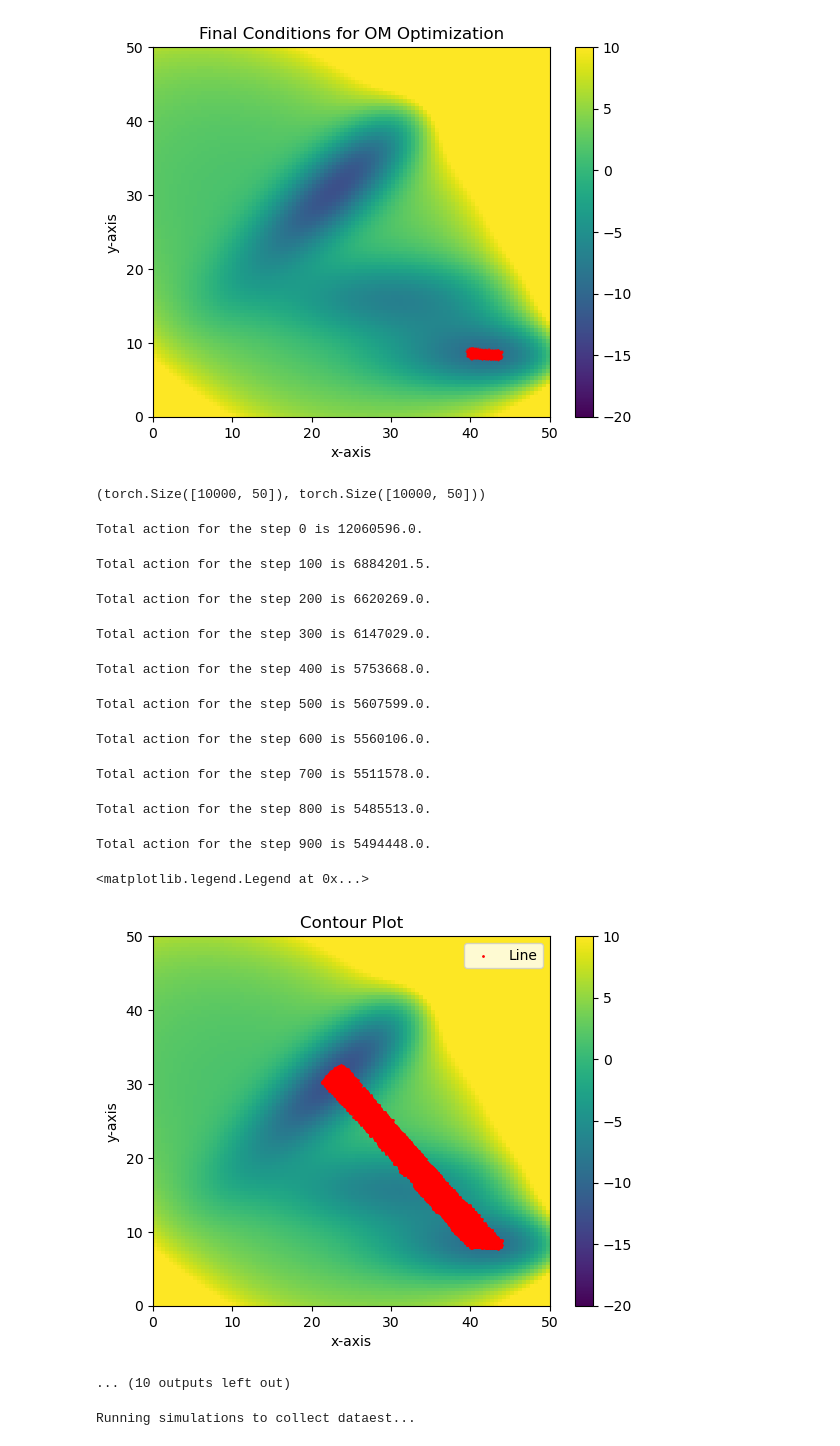
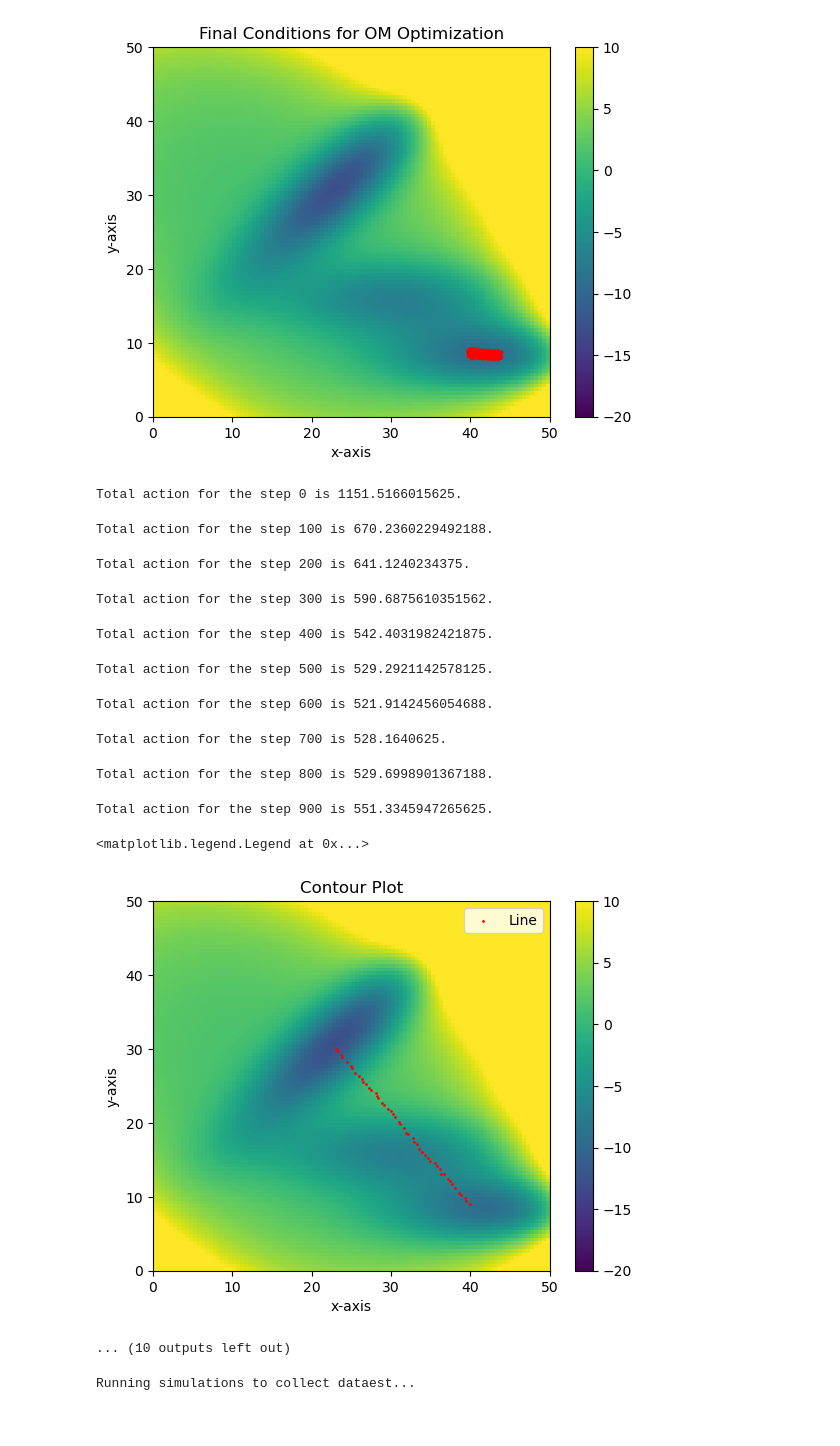
Before and after one commit to michael-psenka/OM-TPS, a Jupyter notebook: mb_analytical.ipynb, the cells around one changed output. Cells and saved outputs as stored; diff of their text form; code cells hidden in the pictures.

```diff
--- a/mb_analytical.ipynb
+++ b/mb_analytical.ipynb
@@ -84,17 +84,13 @@ Running simulations to collect dataest...
 Running simulations to collect dataest...
 [figure]
 [figure]
-# %%
-line_density = 50 # path length
-# %% [output]
-(torch.Size([10000, 50]), torch.Size([10000, 50]))
 # %%
 """Optimization Hyperparameters"""
 from functorch import vmap
 line_density = 50 # path length
 dt = 0.1 # time step to use in action
 gamma = torch.tensor(0.1) # gamma value to use in action
-D = torch.tensor(0.2) # diffusion coefficient to use in action
+D = torch.tensor(0.01) # diffusion coefficient to use in action
 #Choose action type
 # action_cls = SimpleAction
 action_cls = HutchinsonAction
@@ -106,14 +102,14 @@ subsample_points_percent = 0.75 # percentage of points to subsample
 subsample_dimensions_percent = 0.75 # percentage of dimensions to subsample
 write_every = 100 # how often to write to gif
 
-# line_x = torch.linspace(x0[0], xf[0],line_density)
-# line_y = torch.linspace(x0[1], xf[1], line_density)
-# line_points = torch.stack((line_x, line_y), axis=-1).to(args.device) # shape [line_density, 2]
-start_pos = x0_dataset.all_pos.squeeze()
-end_pos = xf_dataset.all_pos.squeeze()
-line_x = torch.stack([torch.linspace(start[0], end[0], line_density) for start, end in zip(start_pos, end_pos)])
-line_y = torch.stack([torch.linspace(start[1], end[1], line_density) for start, end in zip(start_pos, end_pos)])
-line_points = torch.stack([line_x, line_y], dim=-1).to(args.device) # shape [n_sims, line_density, 2]
+line_x = torch.linspace(x0[0], xf[0],line_density)
+line_y = torch.linspace(x0[1], xf[1], line_density)
+line_points = torch.stack((line_x, line_y), axis=-1).unsqueeze(0).to(args.device) # shape [1, line_density, 2]
+# start_pos = x0_dataset.all_pos.squeeze()
+# end_pos = xf_dataset.all_pos.squeeze()
+# line_x = torch.stack([torch.linspace(start[0], end[0], line_density) for start, end in zip(start_pos, end_pos)])
+# line_y = torch.stack([torch.linspace(start[1], end[1], line_density) for start, end in zip(start_pos, end_pos)])
+# line_points = torch.stack([line_x, line_y], dim=-1).to(args.device) # shape [n_sims, line_density, 2]
 
 optimizer = torch.optim.Adam([line_points], lr = alpha)
 
@@ -169,44 +165,44 @@ for i in pbar:
         x, y = torch.meshgrid(x_values.to(args.device), y_values.to(args.device), indexing = 'xy')
         z = potential.U_split(x, y).cpu()
 
         fig, ax = plt.subplots()
         colorbar = ax.imshow(z, extent=(x_values.min(), x_values.max(), y_values.min(), y_values.max()), vmin=potential.U_min, vmax=potential.U_max, origin='lower', cmap='viridis', aspect='auto')
         ax.set(xlabel="x-axis", ylabel="y-axis", title="Contour Plot")
         plt.colorbar(colorbar)
 
         scatter_plot = ax.scatter(draw_points[:,:, 0], draw_points[:,:, 1], s=1, c='red', label='Line')
         # quiver_plot = ax.quiver(draw_points[:,0], draw_points[:,1], -grads[:,0], -grads[:,1], scale_units='xy', angles='xy', color='blue', alpha=0.7)
         ax.legend()
 
         fig.canvas.draw()
         image = np.frombuffer(fig.canvas.tostring_rgb(), dtype="uint8")
         image = image.reshape(
             fig.canvas.get_width_height()[::-1] + (3,)
         )
         gif_data.append(image)
 
 action_str = "S2" if action_func == S2Action else "simple"
 imageio.mimsave(f'MB_{action_str}_linedensity={line_density}_gamma={round(gamma.item(), 1)}_dt={round(dt, 1)}_D={round(D.item(), 1)}.gif', gif_data, fps=3)
 
 plt.figure()
 plt.plot(ratios, label = "Log Ratio of Gradient Update to Path Value")
 plt.plot(actions, label = "OM Actions")
 plt.yscale('log')
 plt.xlabel("OM Optimization Iteration")
 plt.legend()
 # %% [output]
-Total action for the step 0 is 12060596.0.
+Total action for the step 0 is 1151.5166015625.
-Total action for the step 100 is 6884201.5.
+Total action for the step 100 is 670.2360229492188.
-Total action for the step 200 is 6620269.0.
+Total action for the step 200 is 641.1240234375.
-Total action for the step 300 is 6147029.0.
+Total action for the step 300 is 590.6875610351562.
-Total action for the step 400 is 5753668.0.
+Total action for the step 400 is 542.4031982421875.
-Total action for the step 500 is 5607599.0.
+Total action for the step 500 is 529.2921142578125.
-Total action for the step 600 is 5560106.0.
+Total action for the step 600 is 521.9142456054688.
-Total action for the step 700 is 5511578.0.
+Total action for the step 700 is 528.1640625.
-Total action for the step 800 is 5485513.0.
+Total action for the step 800 is 529.6998901367188.
-Total action for the step 900 is 5494448.0.
+Total action for the step 900 is 551.3345947265625.
 <matplotlib.legend.Legend at 0x...>
-[figure, old version]
+[figure, new version]
 ... (10 outputs left out)
 # %%
 from mb_dataset import MBDataset
```
Also changed, not shown: 1 other file.
